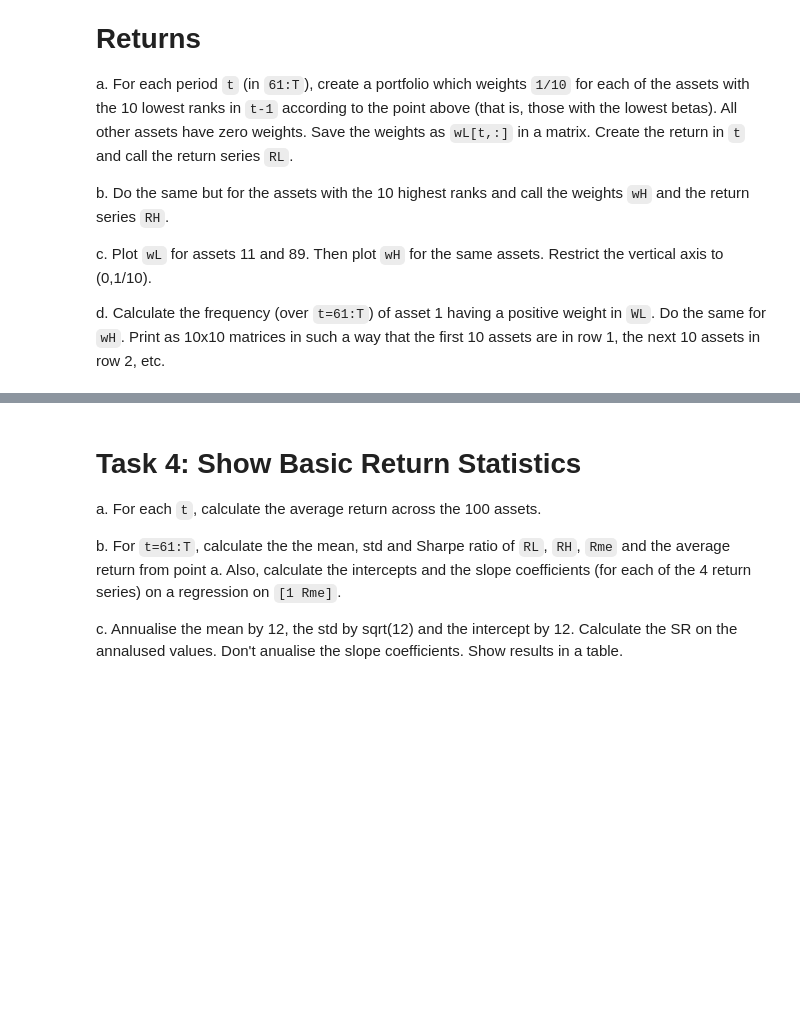
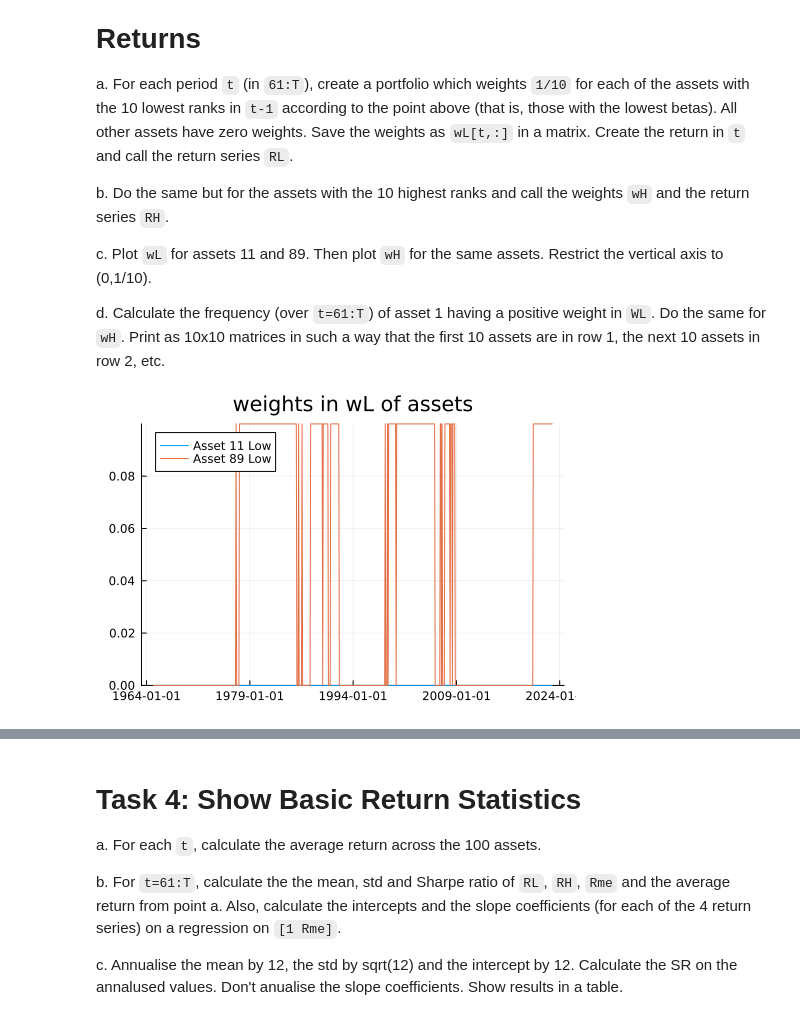
Before and after one commit to bamertl/juliaClass, a Jupyter notebook: Exam2.ipynb, the cells around one changed output, grey strips where cells are left out. Drawn from its saved outputs; the diff is of its cells as text; code cells hidden in the pictures; blank space fills up the shorter version.

```diff
--- a/Exam2.ipynb
+++ b/Exam2.ipynb
@@ -96,3 +96,26 @@ b. Do the same but for the assets with the 10 highest ranks and call the weights
 c. Plot `wL` for assets 11 and 89. Then plot `wH` for the same assets. Restrict the vertical axis to (0,1/10).
 
 d. Calculate the frequency (over `t=61:T`) of asset 1 having a positive weight in `WL`. Do the same for `wH`. Print as 10x10 matrices in such a way that the first 10 assets are in row 1, the next 10 assets in row 2, etc.
+# %%
+# The betas are already from timestamps 60:T, so by going 61:T, we go 1:T-60
+T_min_60 = T - 60
+wL = zeros(T_min_60, n)
+wH = zeros(T_min_60, n)
+
+RL = zeros(T_min_60)
+RH = zeros(T_min_60)
+
+for t in 1:T_min_60
+    rankings = sortperm(asset_ranks[:, t])
+    wL[t, rankings[1:10]] .= 1/10
+    wH[t, rankings[91:100]] .= 1/10
+    # We calculate the value of the portfolio at time t+1 (which is t but i used t for t-1)
+    RL[t] = sum(wL[t, :] .* Re[t+1, :])
+    RH[t] = sum(wH[t, :] .* Re[t+1, :])
+end
+# %%
+plot_dates = dN[61:T]
+plot(plot_dates, wL[:, 11], title="weights in wL of assets", label="Asset 11 Low", ylim=(0, 1/10))
+plot!(plot_dates, wL[:, 89], label="Asset 89 Low")
+# %% [output]
+[figure, added]
```
Also changed, not shown: parts of 3 cells of this notebook.
